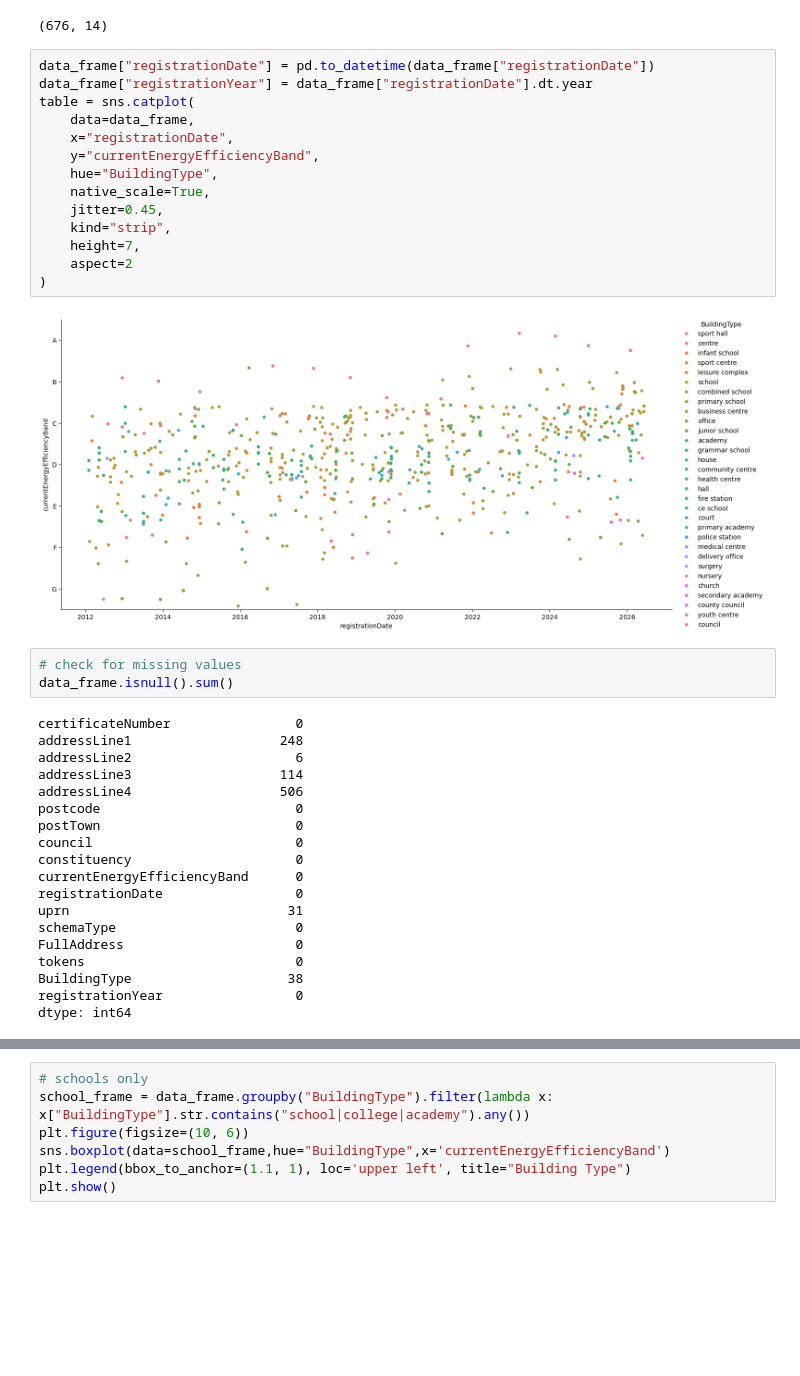
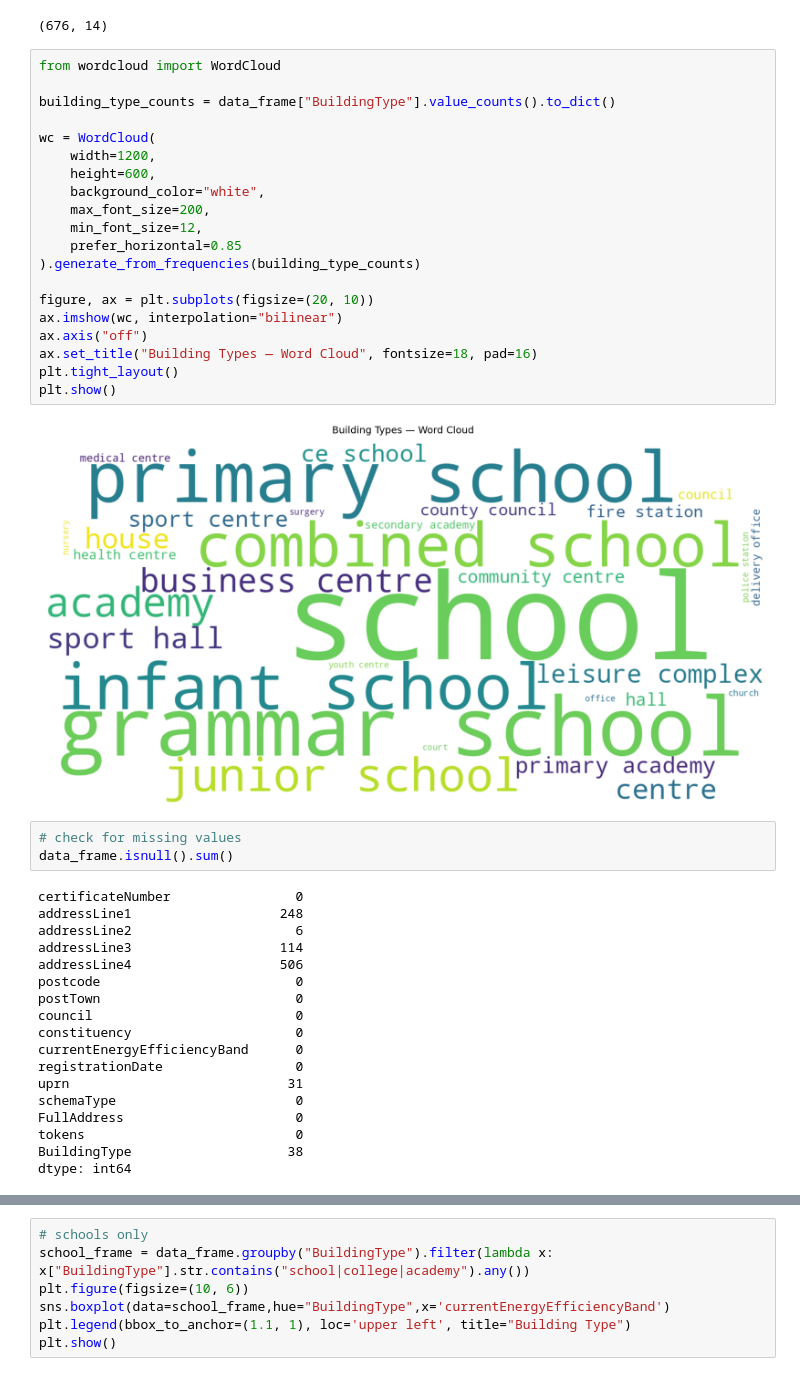
Before and after one commit to WillUniRal/Energy-Ai-consumptions, a Jupyter notebook: COM6003-CW1.ipynb, the cells around one changed output, grey strips where cells are left out. Cells and saved outputs as stored; diff of their text form; blank space fills up the shorter version.

Commit message:
+WordCloud +FeatureImportance+

```diff
--- a/COM6003-CW1.ipynb
+++ b/COM6003-CW1.ipynb
@@ -311,21 +309,27 @@ data_frame["BuildingType"] = data_frame["tokens"].apply(extract_features)
 # %% [output]
 (676, 14)
 # %%
-data_frame["registrationDate"] = pd.to_datetime(data_frame["registrationDate"])
-data_frame["registrationYear"] = data_frame["registrationDate"].dt.year
-table = sns.catplot(
-    data=data_frame,
-    x="registrationDate",
-    y="currentEnergyEfficiencyBand",
-    hue="BuildingType",
-    native_scale=True,
-    jitter=0.45,
-    kind="strip",
-    height=7,
-    aspect=2
-)
+from wordcloud import WordCloud
+
+building_type_counts = data_frame["BuildingType"].value_counts().to_dict()
+
+wc = WordCloud(
+    width=1200,
+    height=600,
+    background_color="white",
+    max_font_size=200,
+    min_font_size=12,
+    prefer_horizontal=0.85
+).generate_from_frequencies(building_type_counts)
+
+figure, ax = plt.subplots(figsize=(20, 10))
+ax.imshow(wc, interpolation="bilinear")
+ax.axis("off")
+ax.set_title("Building Types — Word Cloud", fontsize=18, pad=16)
+plt.tight_layout()
+plt.show()
 # %% [output]
-[figure, old version]
+[figure, new version]
 # %%
 # check for missing values
 data_frame.isnull().sum()
@@ -346,6 +350,5 @@ schemaType                       0
 FullAddress                      0
 tokens                           0
 BuildingType                    38
-registrationYear                 0
 dtype: int64
 # %%
```
Also changed, not shown: parts of 7 cells of this notebook, 2 other files.
